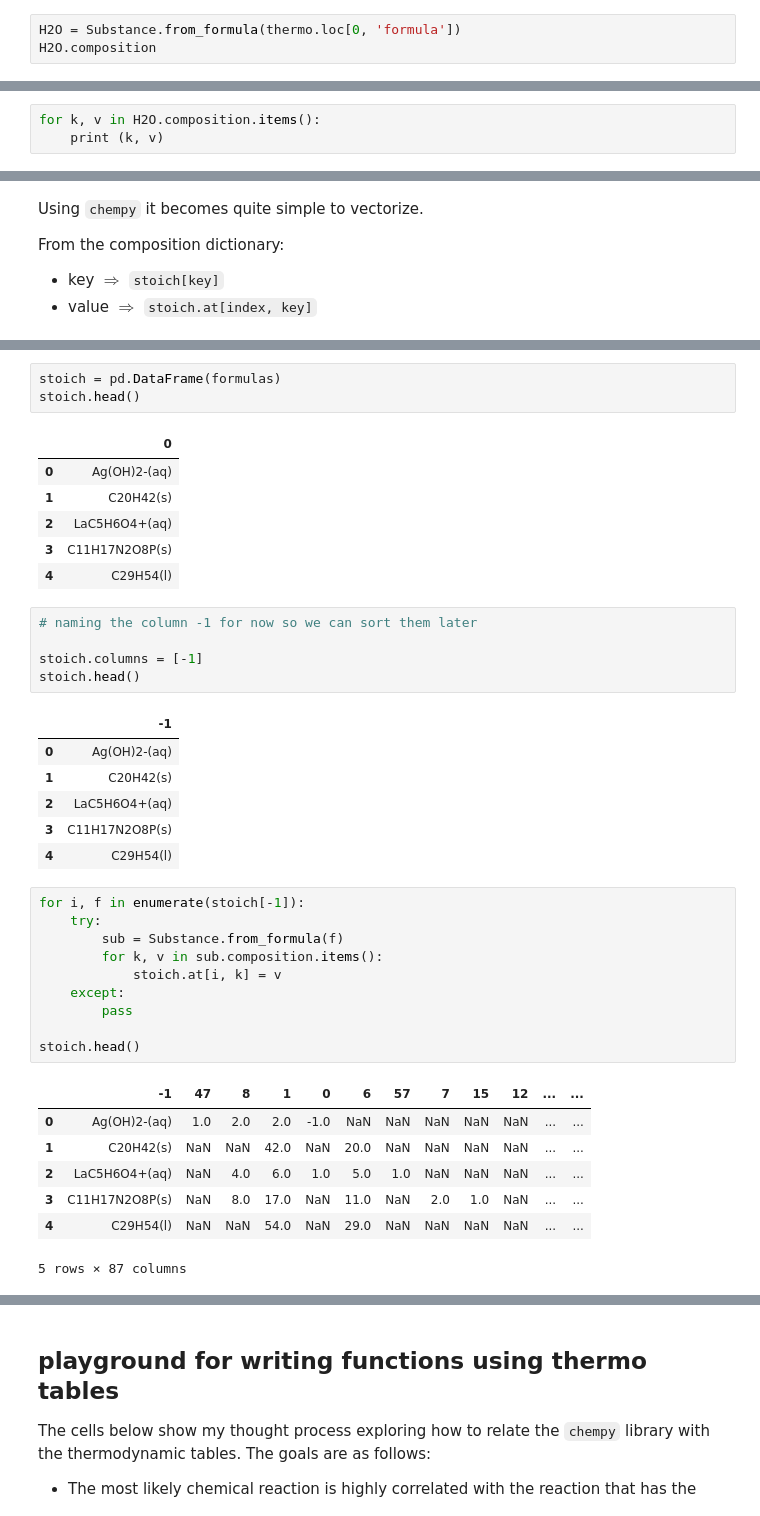
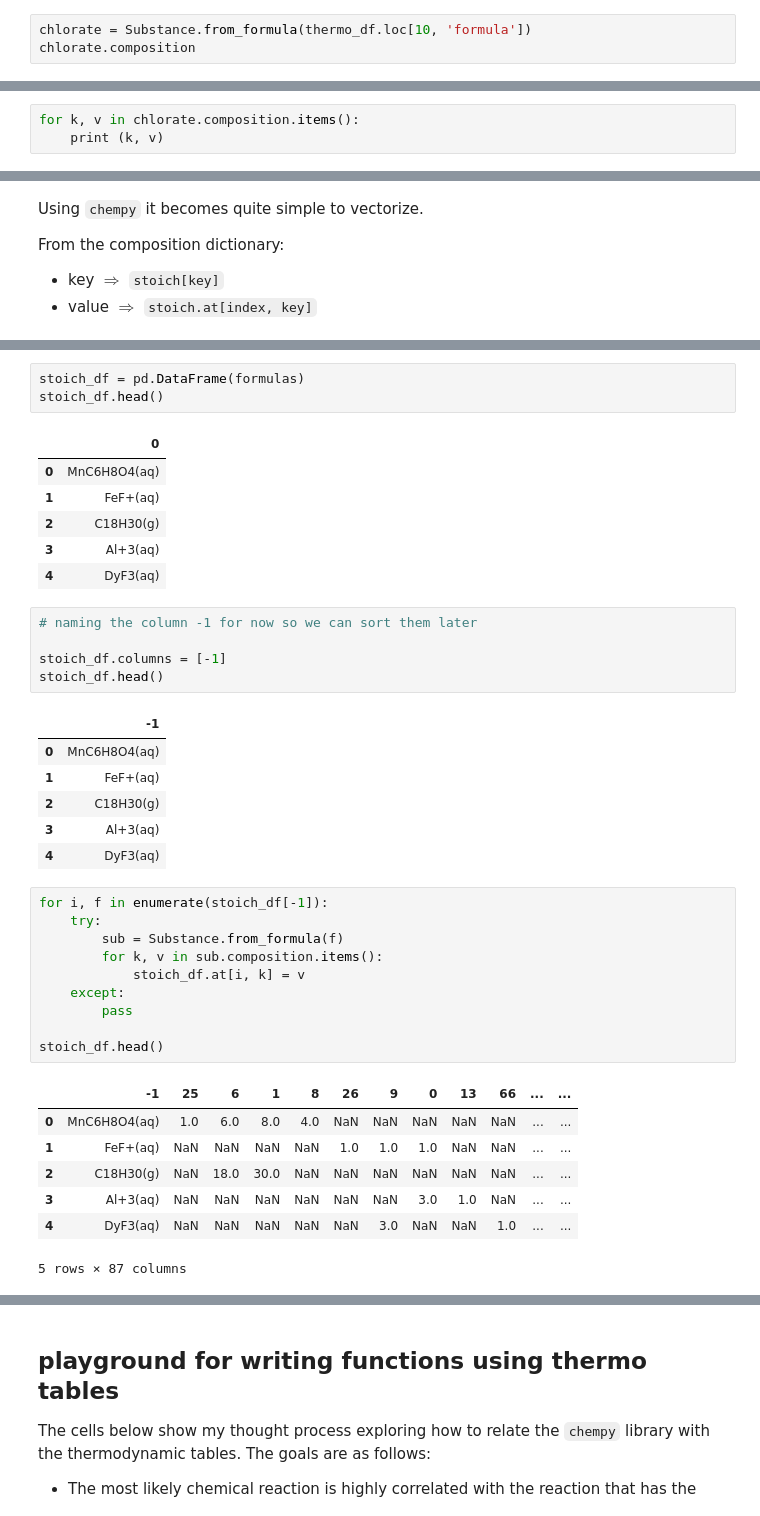
Before and after one commit to jydiw/alchemist, a Jupyter notebook: notebooks/A2_standard-thermodynamic-quantities_textbook-extraction.ipynb, the cells around one changed output, grey strips where cells are left out. Saved outputs shown, nothing was run; the diff lists cells and outputs as text.

```diff
--- a/notebooks/A2_standard-thermodynamic-quantities_textbook-extraction.ipynb
+++ b/notebooks/A2_standard-thermodynamic-quantities_textbook-extraction.ipynb
@@ -499,4 +482,4 @@ thermo.loc[0, 'formula']
 # %%
-H2O = Substance.from_formula(thermo.loc[0, 'formula'])
-H2O.composition
+chlorate = Substance.from_formula(thermo_df.loc[10, 'formula'])
+chlorate.composition
 # %% [output]
@@ -504,4 +487,4 @@ H2O.composition
 # %%
-for k, v in H2O.composition.items():
+for k, v in chlorate.composition.items():
     print (k, v)
 # %% [output]
@@ -538,40 +503,40 @@ formulas
 # %%
-stoich = pd.DataFrame(formulas)
-stoich.head()
+stoich_df = pd.DataFrame(formulas)
+stoich_df.head()
 # %% [output]
 |  | 0 |
-| 0 | Ag(OH)2-(aq) |
-| 1 | C20H42(s) |
-| 2 | LaC5H6O4+(aq) |
-| 3 | C11H17N2O8P(s) |
-| 4 | C29H54(l) |
+| 0 | MnC6H8O4(aq) |
+| 1 | FeF+(aq) |
+| 2 | C18H30(g) |
+| 3 | Al+3(aq) |
+| 4 | DyF3(aq) |
 # %%
 # naming the column -1 for now so we can sort them later
 
-stoich.columns = [-1]
-stoich.head()
+stoich_df.columns = [-1]
+stoich_df.head()
 # %% [output]
 |  | -1 |
-| 0 | Ag(OH)2-(aq) |
-| 1 | C20H42(s) |
-| 2 | LaC5H6O4+(aq) |
-| 3 | C11H17N2O8P(s) |
-| 4 | C29H54(l) |
+| 0 | MnC6H8O4(aq) |
+| 1 | FeF+(aq) |
+| 2 | C18H30(g) |
+| 3 | Al+3(aq) |
+| 4 | DyF3(aq) |
 # %%
-for i, f in enumerate(stoich[-1]):
+for i, f in enumerate(stoich_df[-1]):
     try:
         sub = Substance.from_formula(f)
         for k, v in sub.composition.items():
-            stoich.at[i, k] = v
+            stoich_df.at[i, k] = v
     except:
         pass
 
-stoich.head()
+stoich_df.head()
 # %% [output]
-|  | -1 | 47 | 8 | 1 | 0 | 6 | 57 | 7 | 15 | 12 | ... | ... |
-| 0 | Ag(OH)2-(aq) | 1.0 | 2.0 | 2.0 | -1.0 | NaN | NaN | NaN | NaN | NaN | ... | ... |
-| 1 | C20H42(s) | NaN | NaN | 42.0 | NaN | 20.0 | NaN | NaN | NaN | NaN | ... | ... |
-| 2 | LaC5H6O4+(aq) | NaN | 4.0 | 6.0 | 1.0 | 5.0 | 1.0 | NaN | NaN | NaN | ... | ... |
-| 3 | C11H17N2O8P(s) | NaN | 8.0 | 17.0 | NaN | 11.0 | NaN | 2.0 | 1.0 | NaN | ... | ... |
-| 4 | C29H54(l) | NaN | NaN | 54.0 | NaN | 29.0 | NaN | NaN | NaN | NaN | ... | ... |
+|  | -1 | 25 | 6 | 1 | 8 | 26 | 9 | 0 | 13 | 66 | ... | ... |
+| 0 | MnC6H8O4(aq) | 1.0 | 6.0 | 8.0 | 4.0 | NaN | NaN | NaN | NaN | NaN | ... | ... |
+| 1 | FeF+(aq) | NaN | NaN | NaN | NaN | 1.0 | 1.0 | 1.0 | NaN | NaN | ... | ... |
+| 2 | C18H30(g) | NaN | 18.0 | 30.0 | NaN | NaN | NaN | NaN | NaN | NaN | ... | ... |
+| 3 | Al+3(aq) | NaN | NaN | NaN | NaN | NaN | NaN | 3.0 | 1.0 | NaN | ... | ... |
+| 4 | DyF3(aq) | NaN | NaN | NaN | NaN | NaN | 3.0 | NaN | NaN | 1.0 | ... | ... |
 5 rows × 87 columns
```
Also changed, not shown: parts of 74 cells of this notebook, 1 other file.
